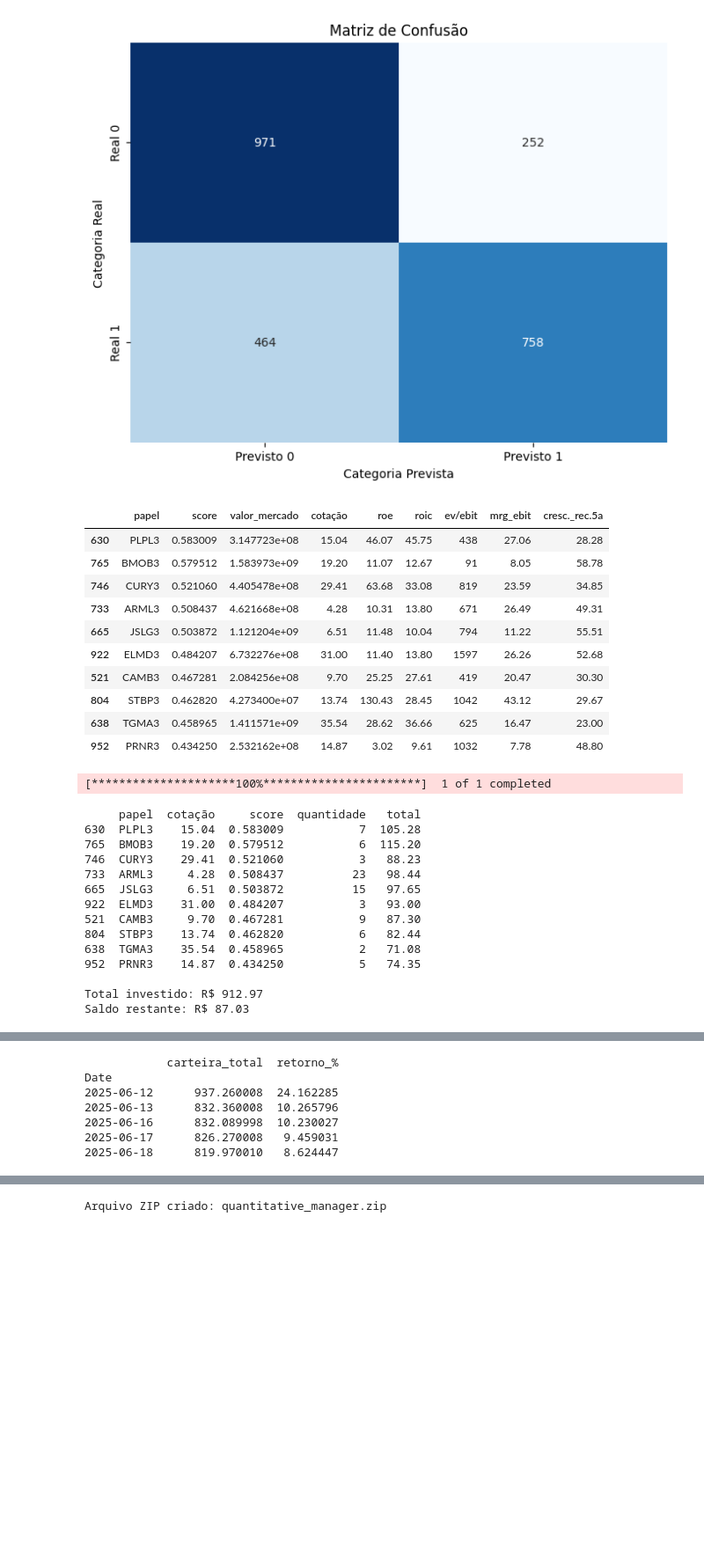
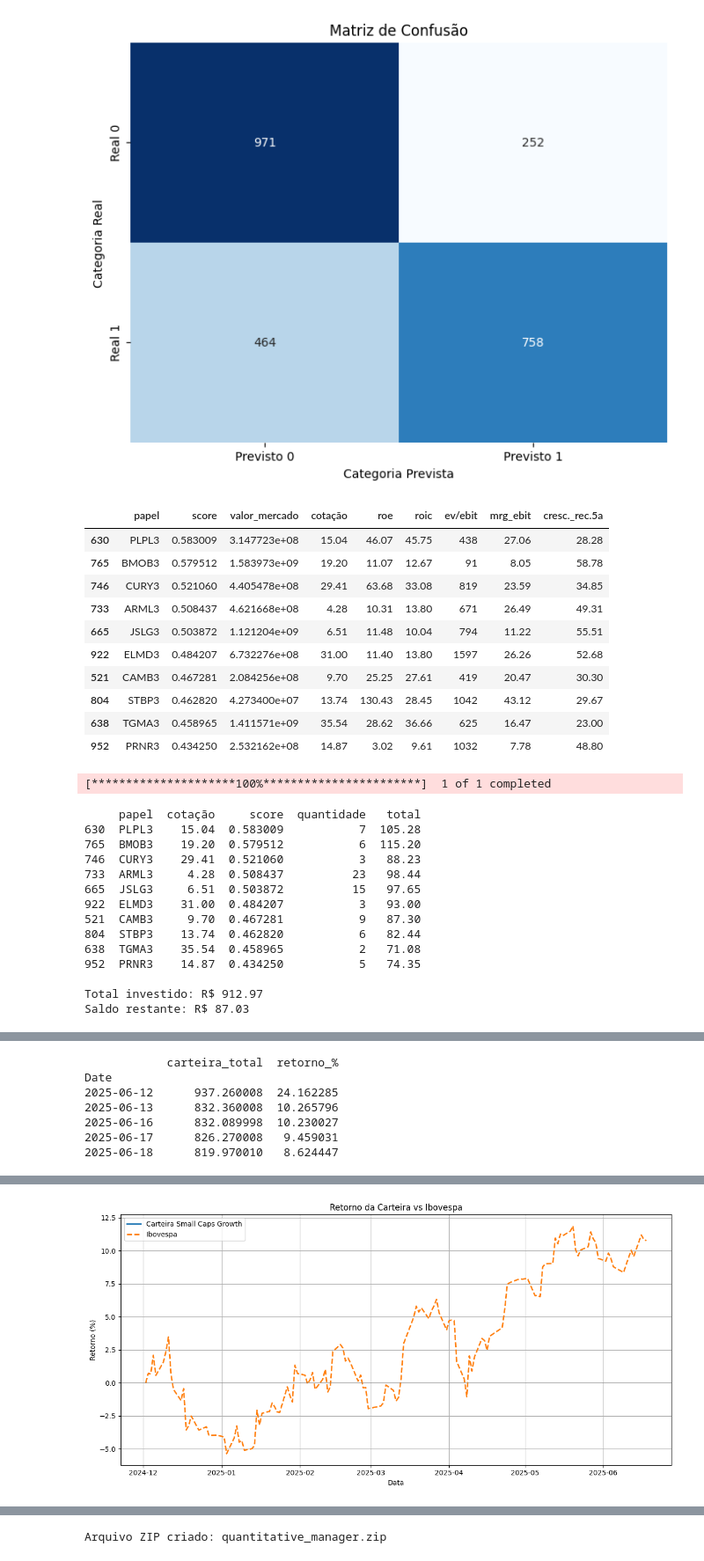
Before and after one commit to leandrocandida/CleanArch, a Jupyter notebook: Untitled11.ipynb, the cells around one changed output, grey strips where cells are left out. Shown at 88% size. Cells and saved outputs as stored; diff of their text form; code cells hidden in the pictures; blank space fills up the shorter version.

```diff
--- a/Untitled11.ipynb
+++ b/Untitled11.ipynb
@@ -308,6 +308,9 @@ plt.show()
 import pandas as pd
 import requests
 import matplotlib.pyplot as plt
+import warnings
+
+warnings.filterwarnings('ignore')
 
 # Baixar dados do Fundamentus
 def get_fundamentus_data():
@@ -441,7 +444,7 @@ def calcular_retorno_carteira(carteira_df, start_date="2024-01-01"):
 
     for ticker in tickers:
         try:
-            dados = yf.download(ticker, start=start_date)['Close']
+            dados = yf.download(ticker, start=start_date, progress=False)['Close']
             if not dados.empty:
                 df_precos[ticker] = dados
             else:
@@ -473,7 +476,7 @@ def calcular_retorno_carteira_vs_ibov(carteira_df, start_date="2024-01-01"):
     quantidade_dict = dict(zip(carteira_df['papel'], carteira_df['quantidade']))
 
     # Baixa os dados da carteira e do IBOV
-    df_precos = yf.download(tickers + ['^BVSP'], start=start_date)['Adj Close']
+    df_precos = yf.download(tickers + ['^BVSP'], start=start_date)['Close']
 
     # Se só um papel, converte para DataFrame
     if isinstance(df_precos, pd.Series):
@@ -496,54 +499,90 @@ def calcular_retorno_carteira_vs_ibov(carteira_df, start_date="2024-01-01"):
 
     return df_precos[['retorno_carteira_%', 'retorno_ibov_%']]
 
+from pandas.api.types import is_datetime64_any_dtype
+
 def calcular_retorno_com_dividendos(carteira_df, start_date="2024-01-01"):
+    """
+    Calcula o retorno da carteira considerando preço ajustado + dividendos reais pagos.
+    Compara com o Ibovespa.
+    """
+    carteira_df = carteira_df.copy()
+    carteira_df['papel'] = carteira_df['papel'].apply(lambda x: x if x.endswith('.SA') else f"{x}.SA")
     tickers = carteira_df['papel'].tolist()
+    print(tickers)
     quantidade_dict = dict(zip(carteira_df['papel'], carteira_df['quantidade']))
 
-    # Histórico de preços ajustados
-    df_precos = yf.download(tickers + ['^BVSP'], start=start_date)['Close']
-    df_precos.columns = [col.split('.')[0] for col in df_precos.columns]
+    df_precos = pd.DataFrame()
+    for ticker in tickers:
+        try:
+            dados = yf.download(ticker, start=start_date)['Close']
+            if not dados.empty:
+                df_precos[ticker] = dados
+            else:
+                print(f"[!] Sem dados para {ticker}")
+        except Exception as e:
+            print(f"[X] Erro ao baixar {ticker}: {e}")
+        time.sleep(1)
 
-    # Valor da carteira (preço × quantidade)
+    if df_precos.empty:
+        raise ValueError("Nenhum dado de preço foi carregado. Verifique os tickers e a data.")
+
+    # Calcula valor da carteira por dia
     for papel in tickers:
-        df_precos[papel] = df_precos[papel] * quantidade_dict[papel]
+        if papel in df_precos.columns:
+            df_precos[papel] = df_precos[papel] * quantidade_dict.get(papel, 0)
 
-    df_precos['carteira_valor'] = df_precos[tickers].sum(axis=1)
+    df_precos['carteira_valor'] = df_precos.sum(axis=1)
 
-    # Inicializa DataFrame de dividendos
+    # Dividendos acumulados
     df_dividendos = pd.DataFrame(index=df_precos.index)
     df_dividendos['div_total'] = 0.0
 
     for papel in tickers:
         qtd = quantidade_dict[papel]
-        divs = yf.Ticker(papel).dividends
-        divs = divs[divs.index >= pd.to_datetime(start_date)]
+        try:
+            divs = yf.Ticker(papel).dividends
+            if not divs.empty and is_datetime64_any_dtype(divs.index):
+                divs = divs[divs.index >= pd.to_datetime(start_date)]
+            else:
+                divs = pd.Series(dtype='float64')
+        except Exception as e:
+            print(f"[!] Erro ao pegar dividendos de {papel}: {e}")
+            divs = pd.Series(dtype='float64')
 
-        # Adiciona ao dataframe principal os dividendos por data
         for date, valor_por_acao in divs.items():
             if date in df_dividendos.index:
                 df_dividendos.loc[date, 'div_total'] += valor_por_acao * qtd
             else:
+                # Se data não bate, insere com NaN e depois preenche (raro)
                 df_dividendos.loc[date] = {'div_total': valor_por_acao * qtd}
 
-    # Preencher datas faltantes com 0
     df_dividendos = df_dividendos.sort_index().reindex(df_precos.index).fillna(0)
-
-    # Dividendos acumulados ao longo do tempo
     df_dividendos['div_acumulado'] = df_dividendos['div_total'].cumsum()
 
-    # Soma com valor de mercado para obter o valor real da carteira
+    # Valor total = preço ajustado + dividendos acumulados
     df_precos['carteira_total_com_div'] = df_precos['carteira_valor'] + df_dividendos['div_acumulado']
 
-    # Retorno percentual com dividendos
-    valor_inicial = df_precos['carteira_total_com_div'].iloc[0]
+    # Retorno carteira com dividendos
+    valor_inicial = df_precos['carteira_total_com_div'].dropna().iloc[0]
     df_precos['retorno_total_%'] = (df_precos['carteira_total_com_div'] - valor_inicial) / valor_inicial * 100
 
-    # Retorno do IBOV
-    preco_ibov_inicial = df_precos['^BVSP'].iloc[0]
-    df_precos['retorno_ibov_%'] = (df_precos['^BVSP'] - preco_ibov_inicial) / preco_ibov_inicial * 100
+    # Baixa dados do Ibovespa
+    try:
+        ibov_data = yf.download('^BVSP', start=start_date)['Adj Close']
+        if ibov_data.empty:
+            print("[!] Dados do IBOV não disponíveis.")
+            df_precos['retorno_ibov_%'] = None
+        else:
+            preco_ibov_inicial = ibov_data.dropna().iloc[0]
+            retorno_ibov = (ibov_data - preco_ibov_inicial) / preco_ibov_inicial * 100
+            df_precos = df_precos.join(retorno_ibov.rename('retorno_ibov_%'), how='left')
+    except Exception as e:
+        print(f"[X] Erro ao baixar IBOV: {e}")
+        df_precos['retorno_ibov_%'] = None
 
-    return df_precos[['carteira_total_com_div', 'retorno_total_%', 'retorno_ibov_%', 'carteira_valor']]
+    return df_precos[['carteira_total_com_div', 'retorno_total_%', 'retorno_ibov_%']]
+
 
 def plotar_retorno(df_retorno):
     plt.figure(figsize=(12, 6))
@@ -628,0 +668 @@ ERROR:yfinance:['STBP3', 'CAMB3', 'JSLG3', 'CURY3', 'BMOB3', 'ARML3', 'PLPL3', '
+[figure, added]
```
Also changed, not shown: parts of 1 cell of this notebook.
